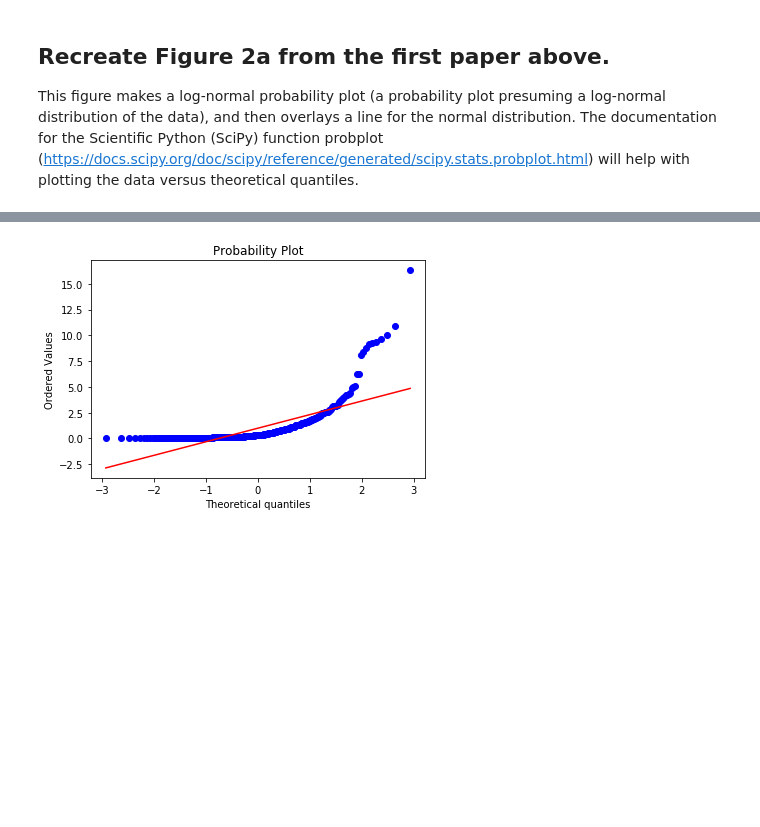
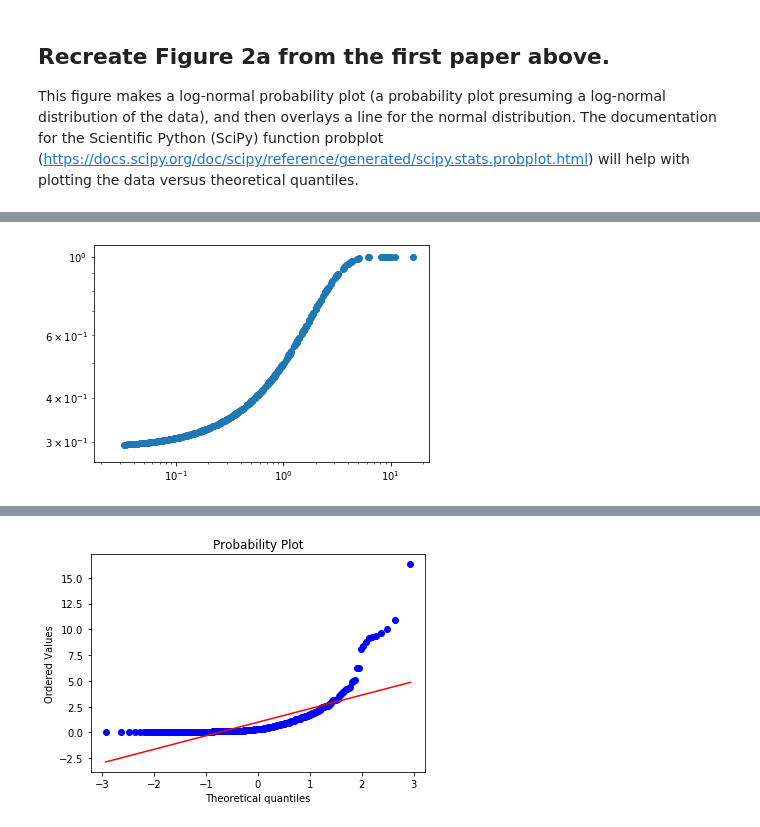
Before and after one commit to jonklus/STA130_F19Labs, a Jupyter notebook: STA130_Lab05/STA 130 Lab 05 - Probability Plots.ipynb, the cells around one changed output, grey strips where cells are left out. Saved outputs shown, nothing was run; the diff lists cells and outputs as text; code cells hidden in the pictures; blank space fills up the shorter version.

```diff
--- a/STA130_Lab05/STA 130 Lab 05 - Probability Plots.ipynb
+++ b/STA130_Lab05/STA 130 Lab 05 - Probability Plots.ipynb
@@ -53,0 +88,6 @@ import scipy.stats as stats
+# %%
+plt.scatter(electro, mleprobs)
+plt.xscale("log")
+plt.yscale("log")
+# %% [output]
+[figure, added]
```
Also changed, not shown: parts of 16 cells of this notebook, 1 other file.
